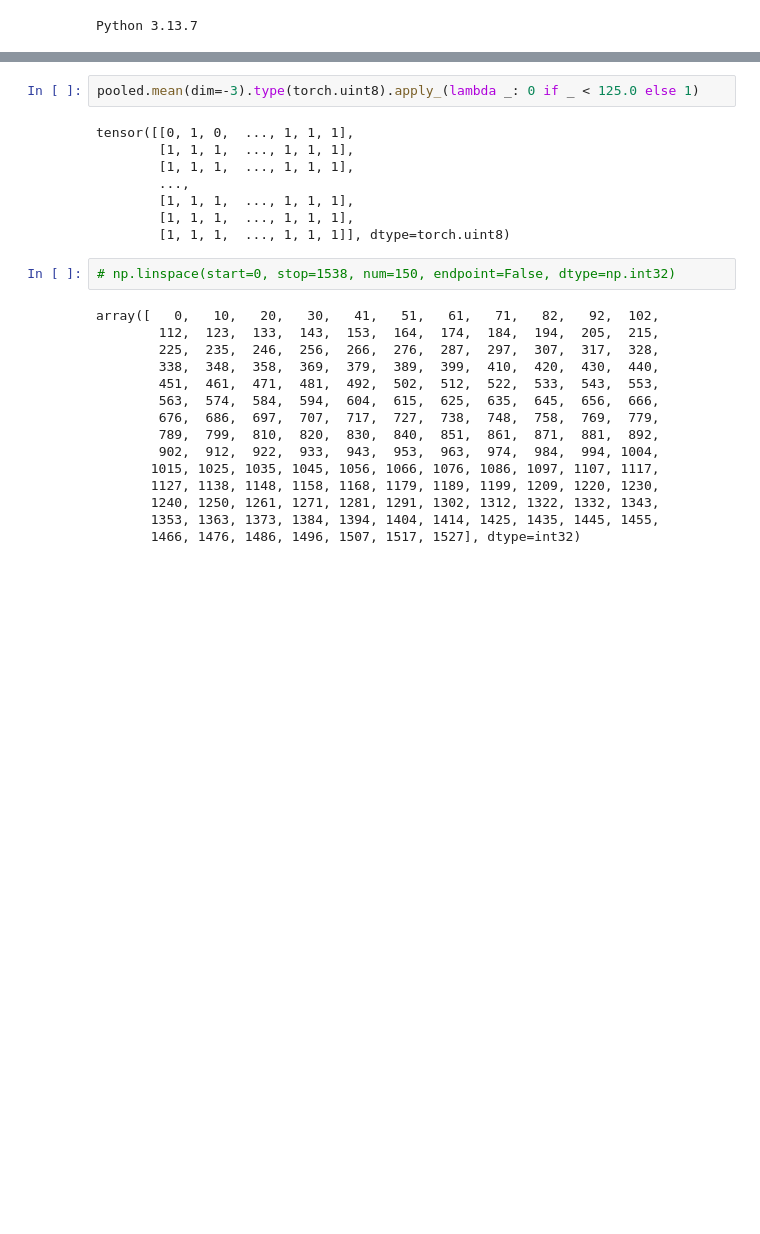
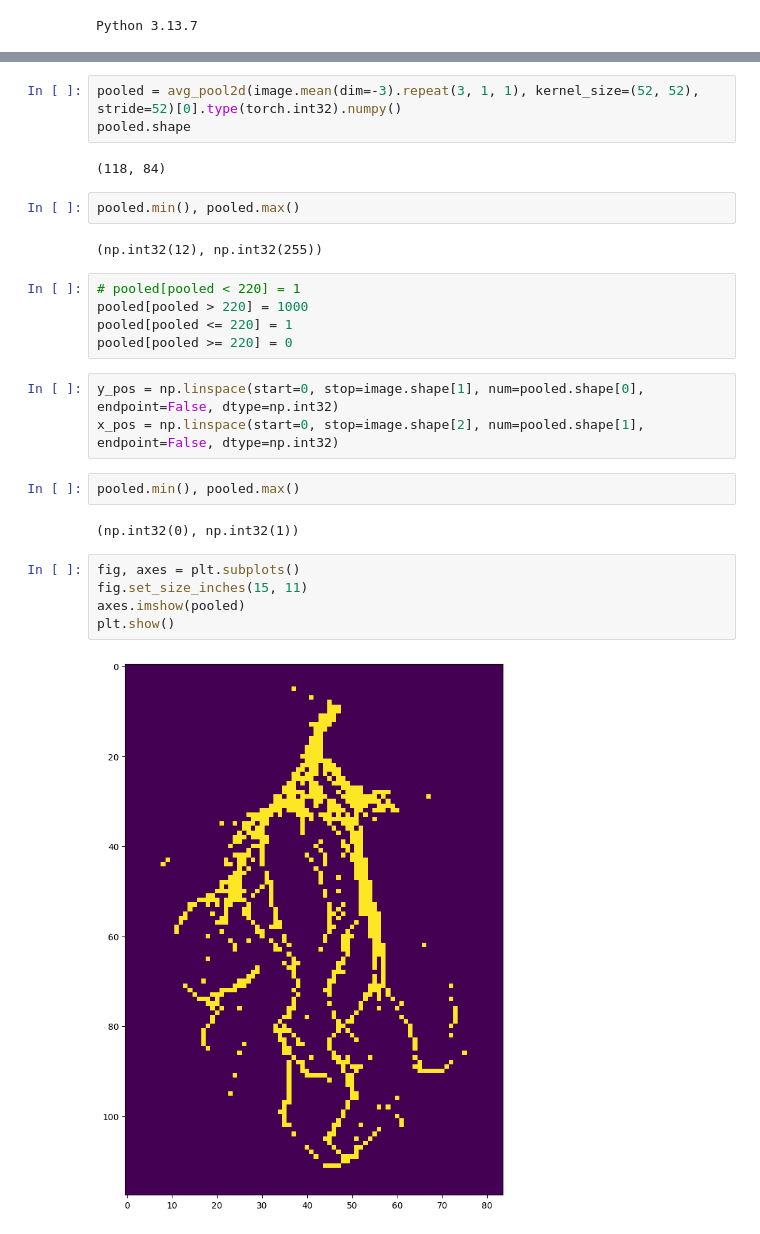
Before and after one commit to anoban/python, a Jupyter notebook: notebooks/coc-wsu.ipynb, the cells around one changed output, grey strips where cells are left out. Cells and saved outputs as stored; diff of their text form; blank space fills up the shorter version.

```diff
--- a/notebooks/coc-wsu.ipynb
+++ b/notebooks/coc-wsu.ipynb
@@ -42,27 +28,28 @@ torch.Size([4, 1539, 1103])
 # %%
-pooled.mean(dim=-3).type(torch.uint8).apply_(lambda _: 0 if _ < 125.0 else 1)
+pooled = avg_pool2d(image.mean(dim=-3).repeat(3, 1, 1), kernel_size=(52, 52), stride=52)[0].type(torch.int32).numpy()
+pooled.shape
 # %% [output]
-tensor([[0, 1, 0,  ..., 1, 1, 1],
-        [1, 1, 1,  ..., 1, 1, 1],
-        [1, 1, 1,  ..., 1, 1, 1],
-        ...,
-        [1, 1, 1,  ..., 1, 1, 1],
-        [1, 1, 1,  ..., 1, 1, 1],
-        [1, 1, 1,  ..., 1, 1, 1]], dtype=torch.uint8)
+(118, 84)
+# %%
+pooled.min(), pooled.max()
+# %% [output]
+(np.int32(12), np.int32(255))
+# %%
+# pooled[pooled < 220] = 1
+pooled[pooled > 220] = 1000
+pooled[pooled <= 220] = 1
+pooled[pooled >= 220] = 0
 # %%
-# np.linspace(start=0, stop=1538, num=150, endpoint=False, dtype=np.int32)
+y_pos = np.linspace(start=0, stop=image.shape[1], num=pooled.shape[0], endpoint=False, dtype=np.int32)
+x_pos = np.linspace(start=0, stop=image.shape[2], num=pooled.shape[1], endpoint=False, dtype=np.int32)
-# %% [output]
-array([   0,   10,   20,   30,   41,   51,   61,   71,   82,   92,  102,
-        112,  123,  133,  143,  153,  164,  174,  184,  194,  205,  215,
-        225,  235,  246,  256,  266,  276,  287,  297,  307,  317,  328,
-        338,  348,  358,  369,  379,  389,  399,  410,  420,  430,  440,
-        451,  461,  471,  481,  492,  502,  512,  522,  533,  543,  553,
-        563,  574,  584,  594,  604,  615,  625,  635,  645,  656,  666,
-        676,  686,  697,  707,  717,  727,  738,  748,  758,  769,  779,
-        789,  799,  810,  820,  830,  840,  851,  861,  871,  881,  892,
-        902,  912,  922,  933,  943,  953,  963,  974,  984,  994, 1004,
-       1015, 1025, 1035, 1045, 1056, 1066, 1076, 1086, 1097, 1107, 1117,
-       1127, 1138, 1148, 1158, 1168, 1179, 1189, 1199, 1209, 1220, 1230,
-       1240, 1250, 1261, 1271, 1281, 1291, 1302, 1312, 1322, 1332, 1343,
-       1353, 1363, 1373, 1384, 1394, 1404, 1414, 1425, 1435, 1445, 1455,
-       1466, 1476, 1486, 1496, 1507, 1517, 1527], dtype=int32)
+# %%
+pooled.min(), pooled.max()
+# %% [output]
+(np.int32(0), np.int32(1))
+# %%
+fig, axes = plt.subplots()
+fig.set_size_inches(15, 11)
+axes.imshow(pooled)
+plt.show()
+# %% [output]
+[figure, added]
```
Also changed, not shown: parts of 9 cells of this notebook, 1 other file.
